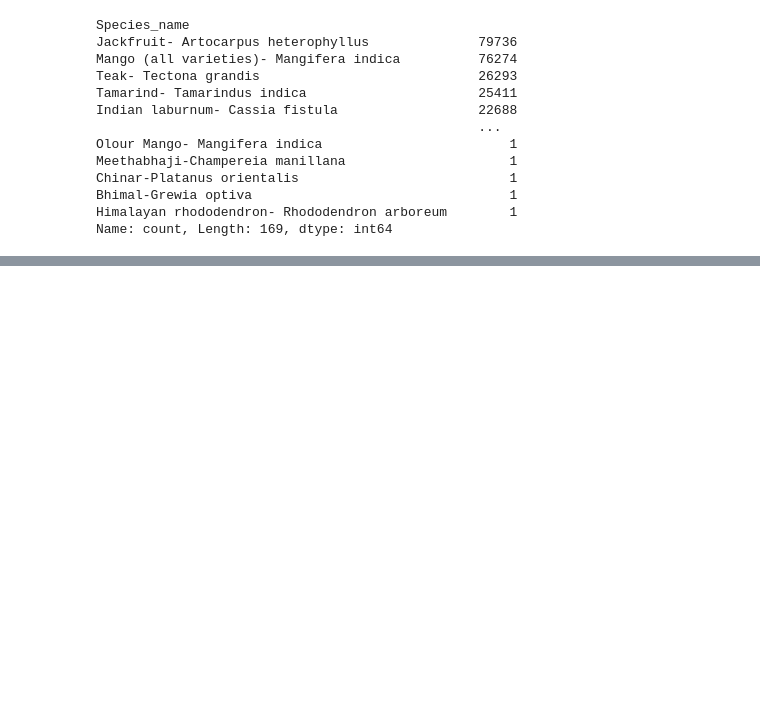
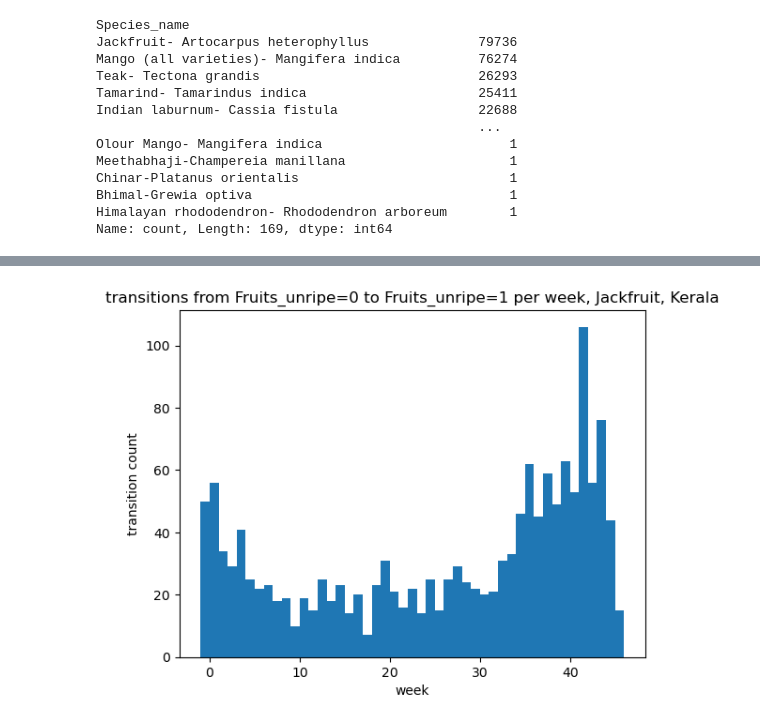
Before and after one commit to BU-Spark/pitne-season-watch, a Jupyter notebook: visualizations.ipynb, the cells around one changed output, grey strips where cells are left out. Cells and saved outputs as stored; diff of their text form; code cells hidden in the pictures; blank space fills up the shorter version.

Commit message:
first transition plot

```diff
--- a/visualizations.ipynb
+++ b/visualizations.ipynb
@@ -122,0 +157,14 @@ jack_df
+# %%
+# get counts for each transition week
+counts = pd.Series(transition_weeks).value_counts()
+count_idxs, counts = list(counts.index), list(counts)
+count_idxs, counts
+
+# plot the distribution of transitions
+plt.title("transitions from {}={} to {}={} per week, Jackfruit, Kerala".format(attr, 0, attr, 1))
+plt.xlabel("week")
+plt.ylabel("transition count")
+plt.bar(x=count_idxs, height=counts, width=-1, align='edge')
+plt.show()
+# %% [output]
+[figure, added]
```
Also changed, not shown: parts of 6 cells of this notebook.
